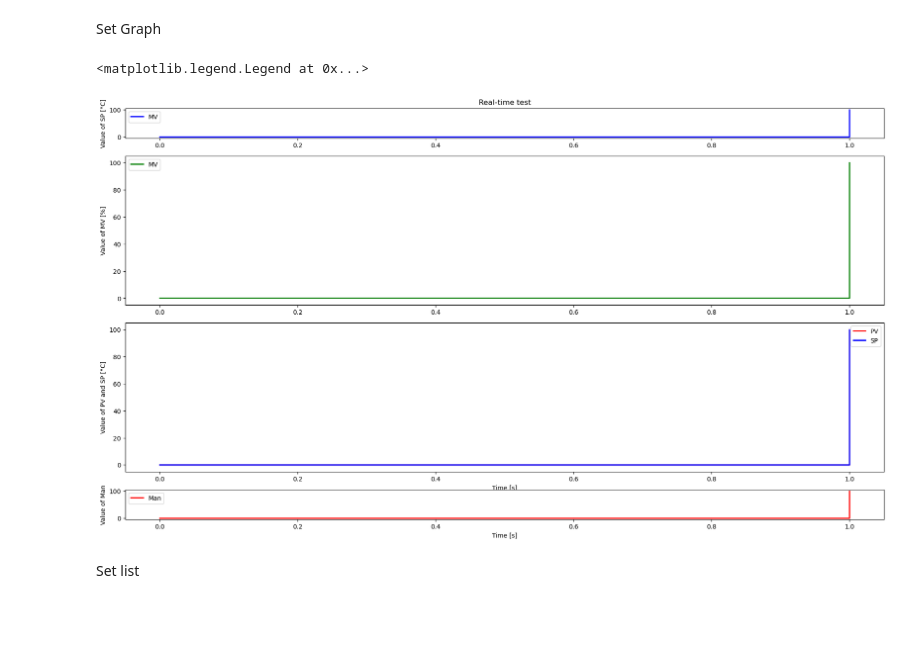
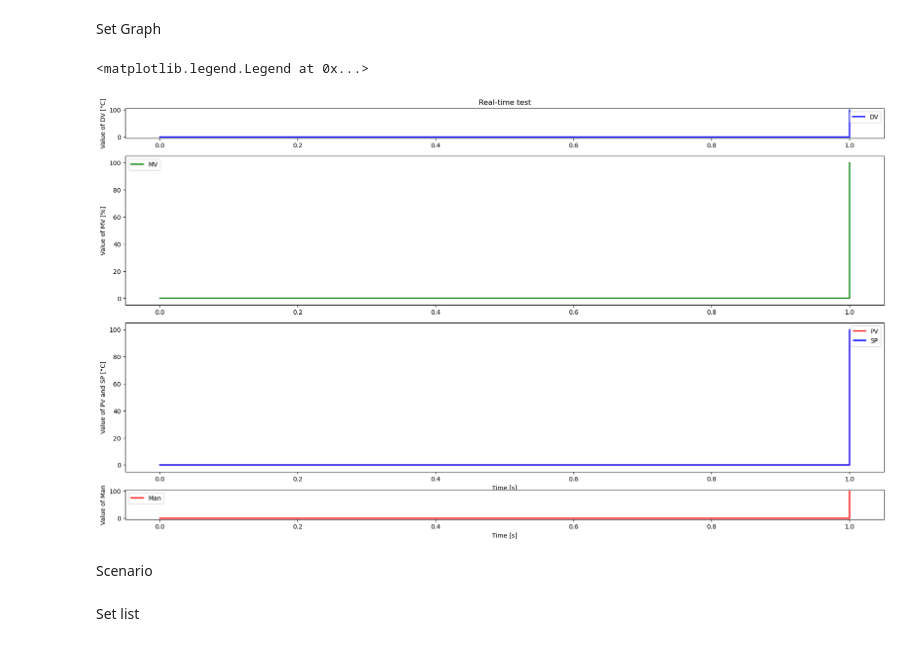
Before and after one commit to MSuiram/Labo_ControlTheory, a Jupyter notebook: Simulation_CLP_PID_FF.ipynb, the cells around one changed output. Drawn from its saved outputs; the diff is of its cells as text; code cells hidden in the pictures; blank space fills up the shorter version.

```diff
--- a/Simulation_CLP_PID_FF.ipynb
+++ b/Simulation_CLP_PID_FF.ipynb
@@ -14,30 +14,34 @@ from package_Lab import *
 # %% [markdown]
 Set Graph
 # %%
+Graph_after = True
+
 fig, (ax1, ax2, ax3, ax4) = plt.subplots(4,1, figsize=(15,9),
                         gridspec_kw={'height_ratios': [1, 5, 5, 1]})
 fig.set_figheight(12)
 fig.set_figwidth(22)
 
-l1, = ax1.step([0,1],[0,100],'b-',linewidth=2,label='MV',where='post')
-ax1.set_ylabel('Value of SP [°C]')
+l1, = ax1.step([0,1],[0,100],'b-',linewidth=2,label='DV',where='post')
+ax1.set_ylabel('Value of DV [°C]')
 ax1.set_title('Real-time test')
 ax1.legend(loc='best')
 
 l2, = ax2.step([0,1],[0,100],'g-',linewidth=2,label='MV',where='post')
 ax2.set_ylabel('Value of MV [%]')
 ax2.legend(loc='best')
 
 l3, = ax3.step([0,1],[0,100],'r-',linewidth=2,label='PV',where='post')
 l4, = ax3.step([0,1],[0,100],'b-',linewidth=2,label='SP',where='post')
 ax3.set_xlabel('Time [s]')
 ax3.set_ylabel('Value of PV and SP [°C]')
 ax3.legend(loc='best')
 
 l5, = ax4.step([0,1],[0,100],'r-',linewidth=2,label='Man',where='post')
 ax4.set_xlabel('Time [s]')
 ax4.set_ylabel('Value of Man')
 ax4.legend(loc='best')
 # %% [output]
 <matplotlib.legend.Legend at 0x...>
-[figure, old version]
+[figure, new version]
+# %% [markdown]
+Scenario
```
Also changed, not shown: parts of 4 cells of this notebook.
